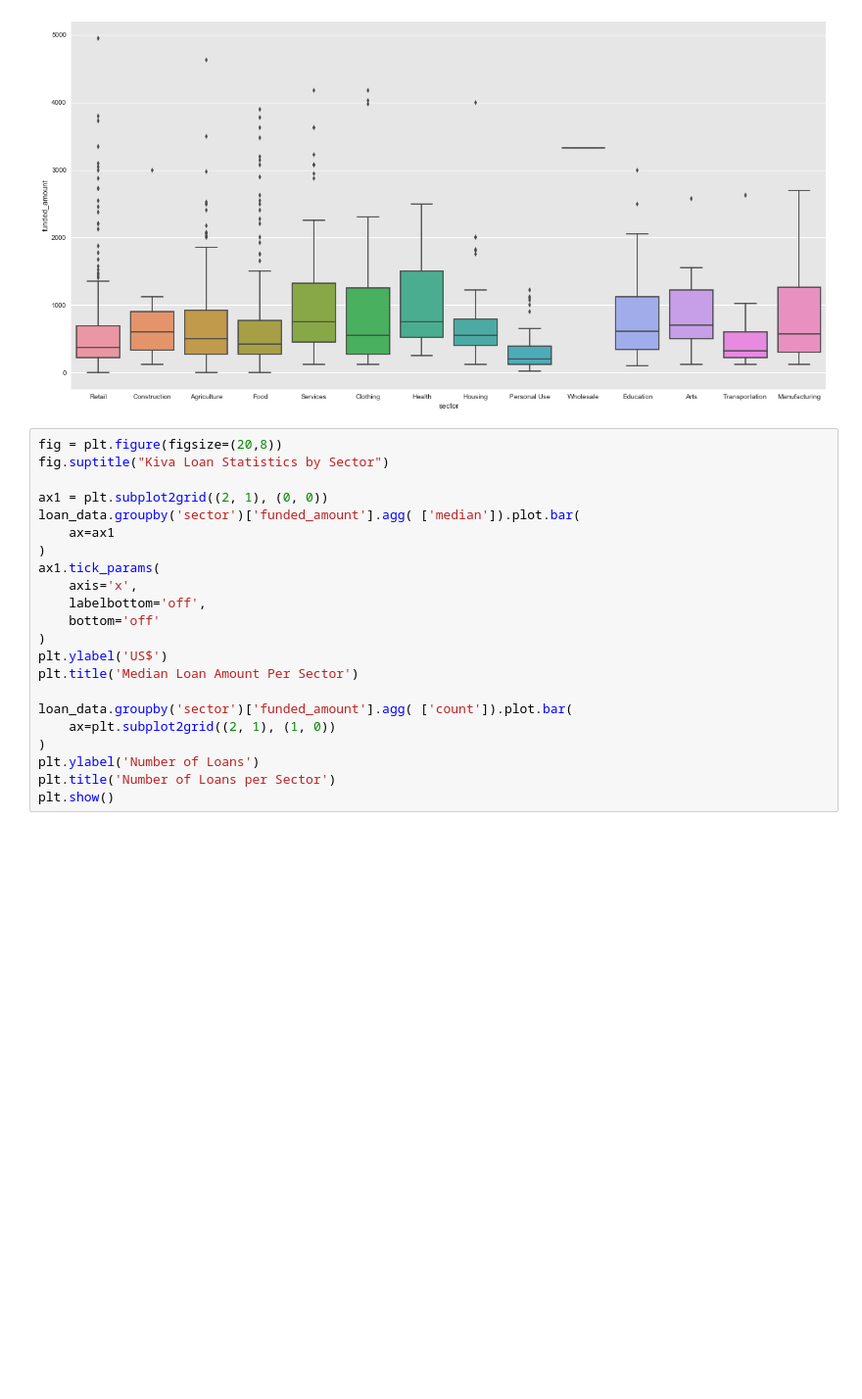
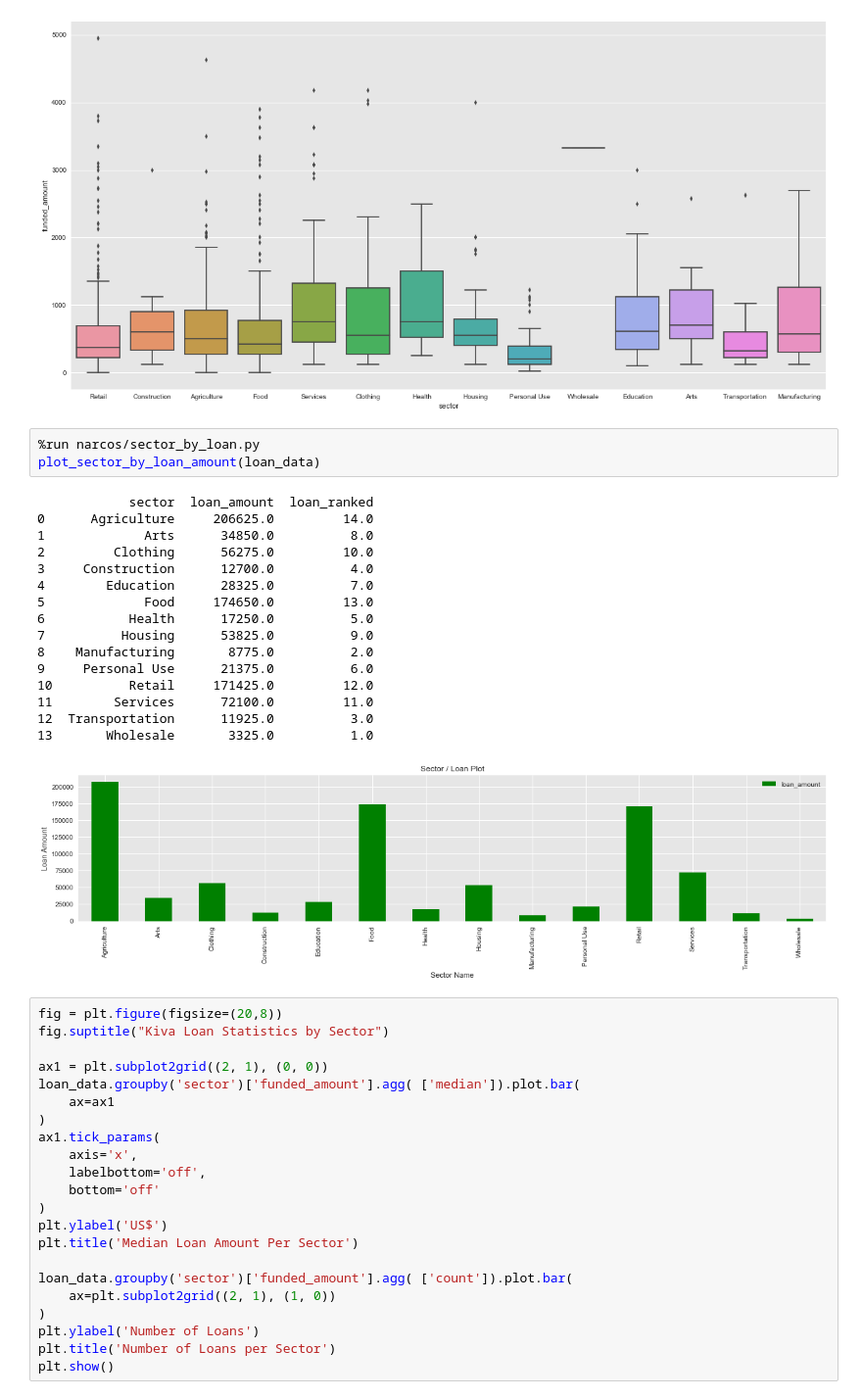
Before and after one commit to feng443/RUDS-Proj1-Kiva-Crowd-Funding-Visualization, a Jupyter notebook: KivaDataVisualization.ipynb, the cells around one changed output. Shown at 98% size. Saved outputs shown, nothing was run; the diff lists cells and outputs as text; blank space fills up the shorter version.

Commit message:
Added Anuj charts

```diff
--- a/KivaDataVisualization.ipynb
+++ b/KivaDataVisualization.ipynb
@@ -30,6 +30,26 @@ sns.boxplot(
 plt.show()
 # %% [output]
 [figure]
+# %%
+%run narcos/sector_by_loan.py
+plot_sector_by_loan_amount(loan_data)
+# %% [output]
+            sector  loan_amount  loan_ranked
+0      Agriculture     206625.0         14.0
+1             Arts      34850.0          8.0
+2         Clothing      56275.0         10.0
+3     Construction      12700.0          4.0
+4        Education      28325.0          7.0
+5             Food     174650.0         13.0
+6           Health      17250.0          5.0
+7          Housing      53825.0          9.0
+8    Manufacturing       8775.0          2.0
+9     Personal Use      21375.0          6.0
+10          Retail     171425.0         12.0
+11        Services      72100.0         11.0
+12  Transportation      11925.0          3.0
+13       Wholesale       3325.0          1.0
+[figure, added]
 # %%
 fig = plt.figure(figsize=(20,8))
 fig.suptitle("Kiva Loan Statistics by Sector")
```
Also changed, not shown: parts of 6 cells of this notebook, 1 other file.
